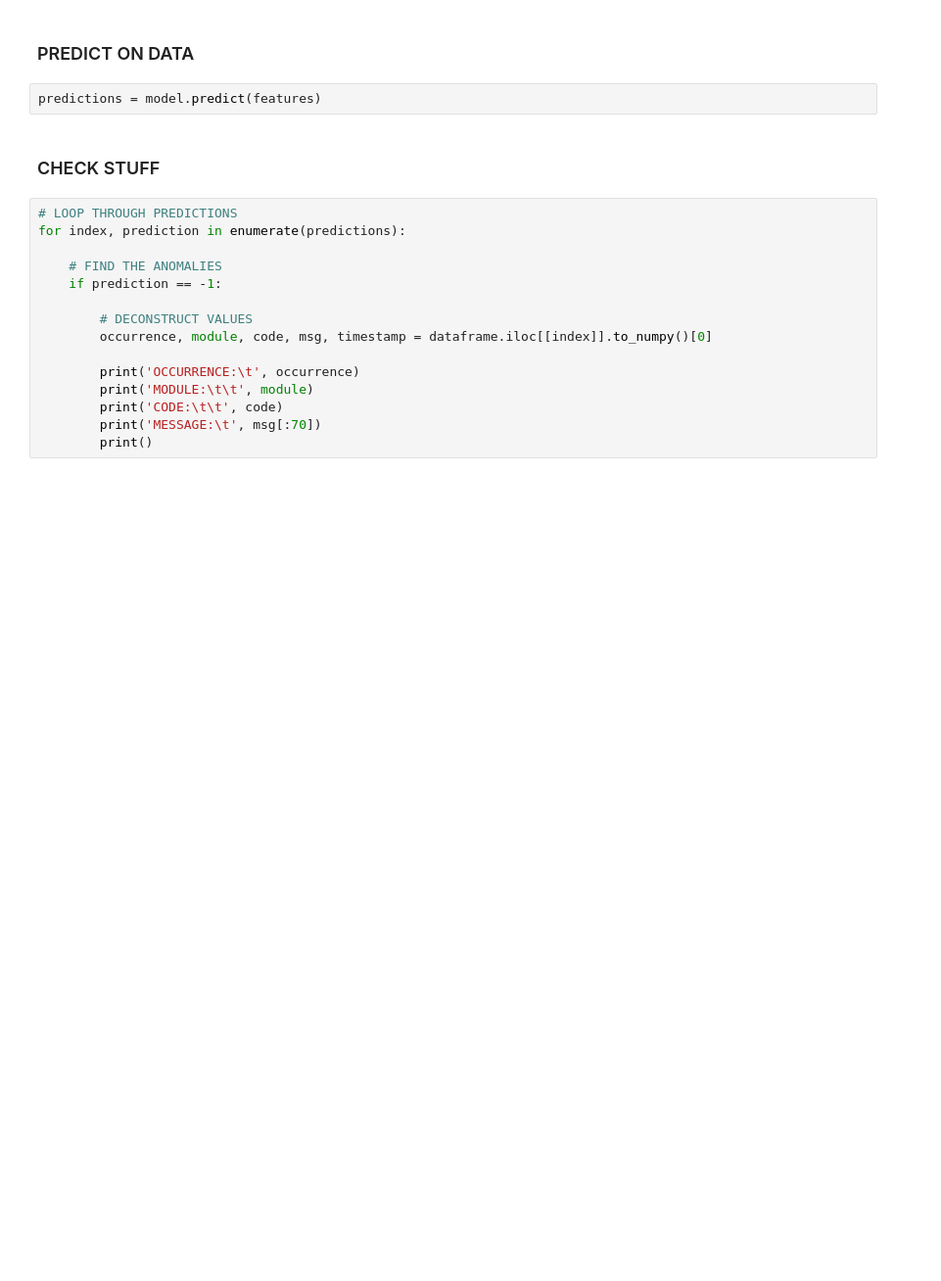
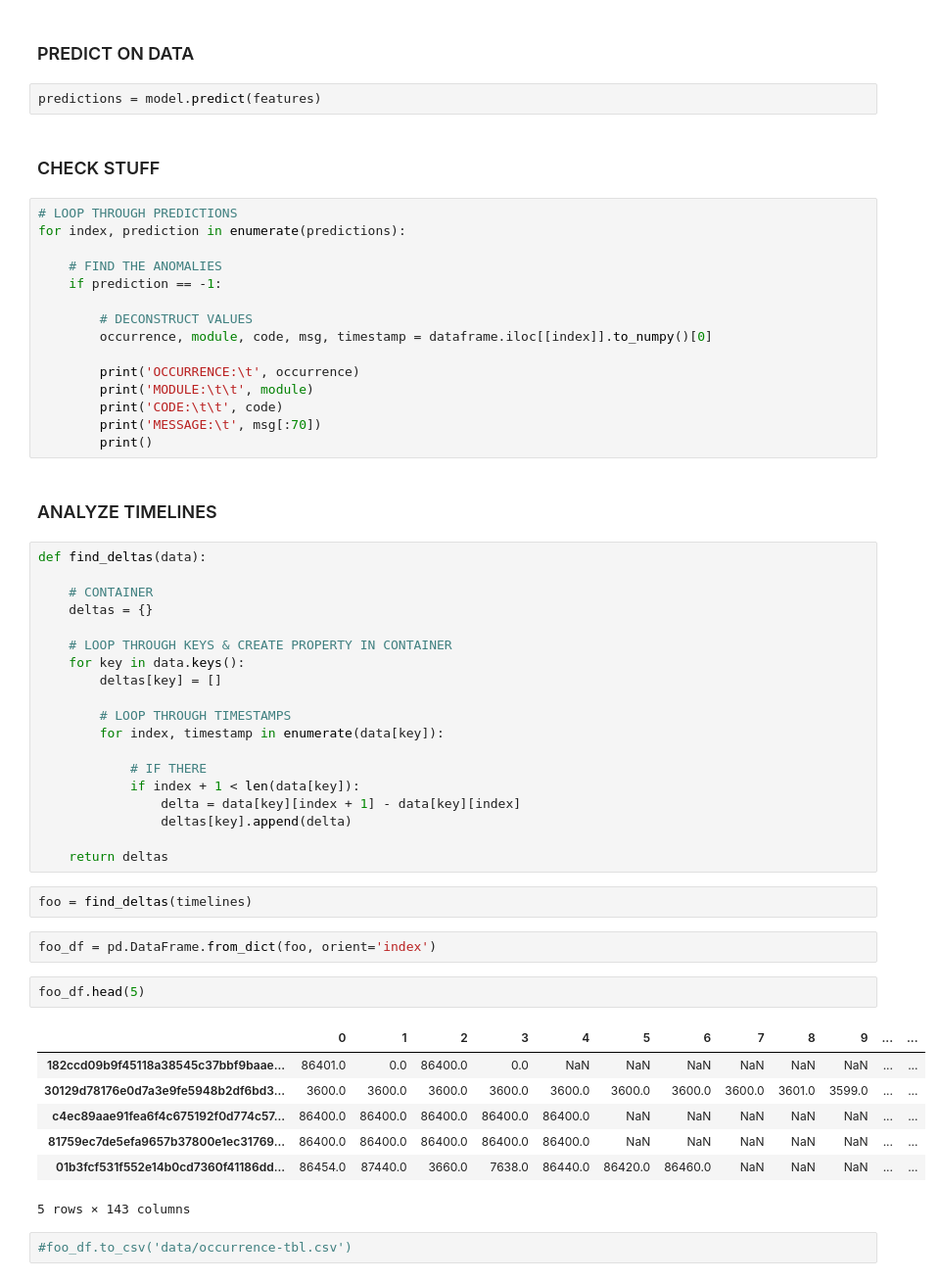
Before and after one commit to wickstjo/dlt-linux-logging, a Jupyter notebook: middleware/file-reader.ipynb, the cells around one changed output. Shown at 98% size. Saved outputs shown, nothing was run; the diff lists cells and outputs as text; blank space fills up the shorter version.

```diff
--- a/middleware/file-reader.ipynb
+++ b/middleware/file-reader.ipynb
@@ -138,3 +151,40 @@ for index, prediction in enumerate(predictions):
         print('CODE:\t\t', code)
         print('MESSAGE:\t', msg[:70])
         print()
+# %% [markdown]
+### ANALYZE TIMELINES
+# %%
+def find_deltas(data):
+
+    # CONTAINER
+    deltas = {}
+
+    # LOOP THROUGH KEYS & CREATE PROPERTY IN CONTAINER
+    for key in data.keys():
+        deltas[key] = []
+
+        # LOOP THROUGH TIMESTAMPS
+        for index, timestamp in enumerate(data[key]):
+
+            # IF THERE
+            if index + 1 < len(data[key]):
+                delta = data[key][index + 1] - data[key][index]
+                deltas[key].append(delta)
+
+    return deltas
+# %%
+foo = find_deltas(timelines)
+# %%
+foo_df = pd.DataFrame.from_dict(foo, orient='index')
+# %%
+foo_df.head(5)
+# %% [output]
+|  | 0 | 1 | 2 | 3 | 4 | 5 | 6 | 7 | 8 | 9 | ... | ... |
+| 182ccd09b9f45118a38545c37bbf9baae... | 86401.0 | 0.0 | 86400.0 | 0.0 | NaN | NaN | NaN | NaN | NaN | NaN | ... | ... |
+| 30129d78176e0d7a3e9fe5948b2df6bd3... | 3600.0 | 3600.0 | 3600.0 | 3600.0 | 3600.0 | 3600.0 | 3600.0 | 3600.0 | 3601.0 | 3599.0 | ... | ... |
+| c4ec89aae91fea6f4c675192f0d774c57... | 86400.0 | 86400.0 | 86400.0 | 86400.0 | 86400.0 | NaN | NaN | NaN | NaN | NaN | ... | ... |
+| 81759ec7de5efa9657b37800e1ec31769... | 86400.0 | 86400.0 | 86400.0 | 86400.0 | 86400.0 | NaN | NaN | NaN | NaN | NaN | ... | ... |
+| 01b3fcf531f552e14b0cd7360f41186dd... | 86454.0 | 87440.0 | 3660.0 | 7638.0 | 86440.0 | 86420.0 | 86460.0 | NaN | NaN | NaN | ... | ... |
+5 rows × 143 columns
+# %%
+#foo_df.to_csv('data/occurrence-tbl.csv')
```
Also changed, not shown: parts of 7 cells of this notebook, 2 other files.
